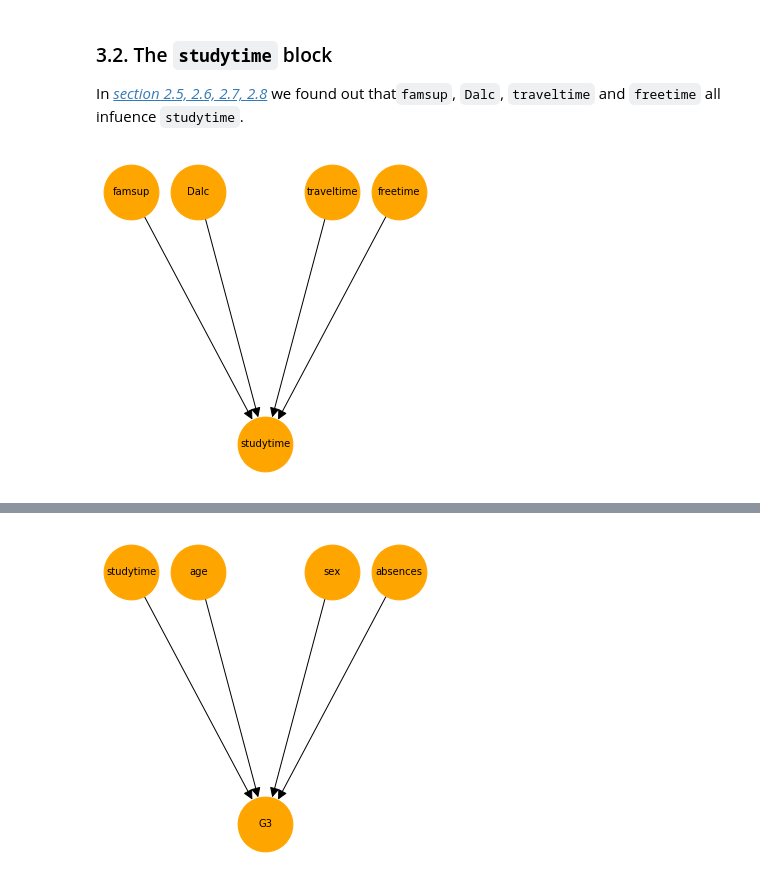
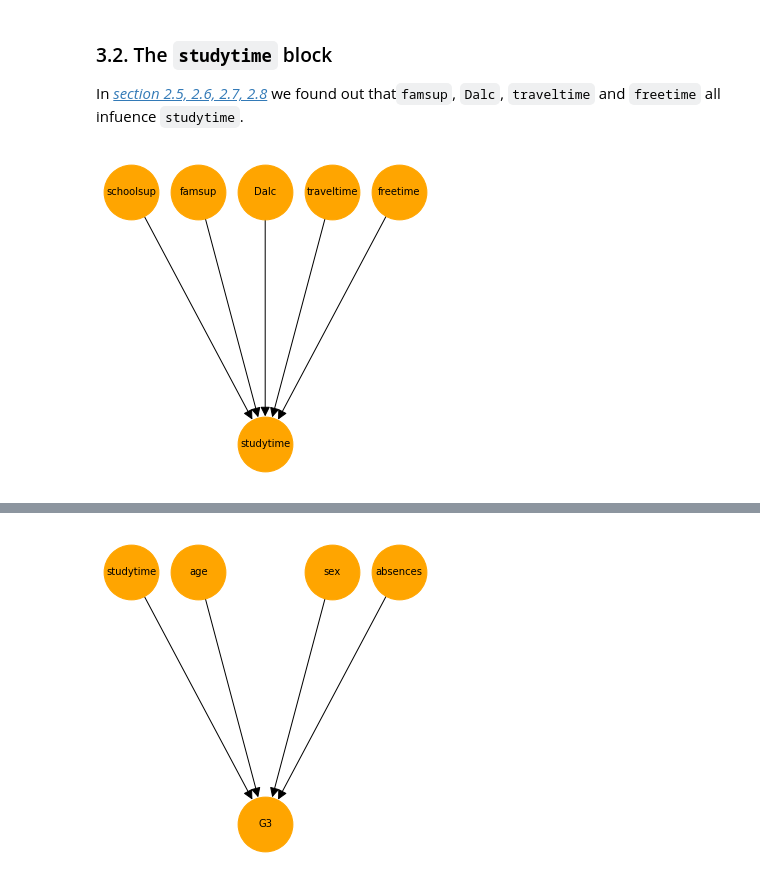
Before and after one commit to Mikalb98/StudentAnalysis-BayesianNetwork, a Jupyter notebook: Bayesian Model.ipynb, the cells around one changed output, grey strips where cells are left out. Cells and saved outputs as stored; diff of their text form; code cells hidden in the pictures.

```diff
--- a/Bayesian Model.ipynb
+++ b/Bayesian Model.ipynb
@@ -1419,35 +1473,37 @@ In <a href="#studytime_block">*section 2.5, 2.6, 2.7, 2.8*</a> we found out that
 # %%
 #----------Definition of the building block----------
 
 block2 = BayesianNetwork([
+                         ('schoolsup','studytime'),
                          ('famsup','studytime'),
                          ('Dalc','studytime'),
                          ('traveltime', 'studytime'),
                          ('freetime', 'studytime')
                        ])
 
 #--------Representation of the building block--------
 
 #Nodes Coordinates:
-pos = {'famsup' : (0,1),
+pos2 = {'schoolsup' : (0,1),
+       'famsup' : (1,1),
        'studytime' : (2,0),
-       'Dalc' : (1,1),
+       'Dalc' : (2,1),
        'traveltime' : (3,1),
        'freetime' : (4,1)
       }
 
 #Options:
-options = {
+options2 = {
     'node_size': 3000,
     'width': 1,
     'arrowsize': 20,
     'font_size': 10
 }
 
 plt.figure(figsize=(4.5, 4.5))
-nx.draw(block2, pos=pos, node_color="orange", with_labels=True, **options)
+nx.draw(block2, pos=pos2, node_color="orange", with_labels=True, **options2)
 # %% [output]
-[figure, old version]
+[figure, new version]
 # %% [markdown]
 In the above graph, there are only ***v-structures*** as all of the nodes point towards `studytime`. Because of this, we can conclude the following:
 
```
Also changed, not shown: parts of 84 cells of this notebook.
